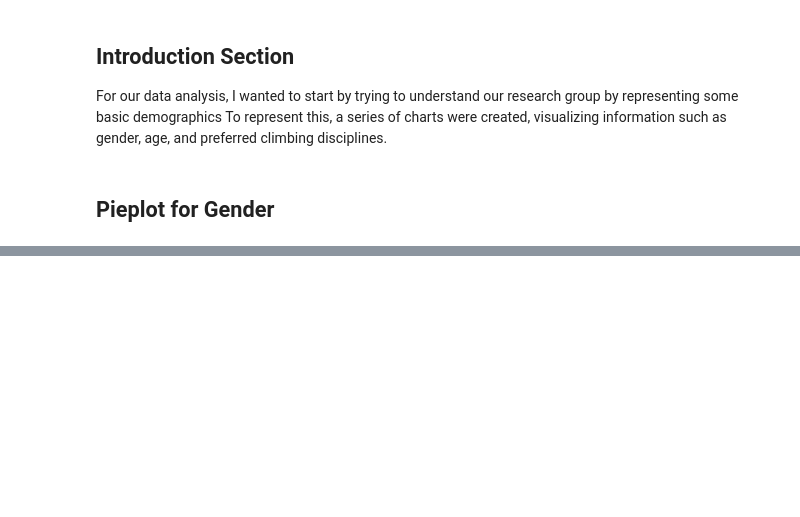
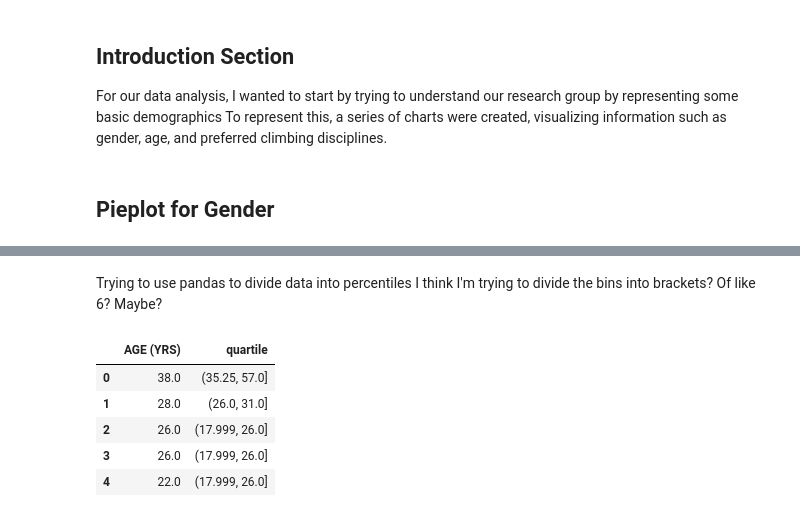
Before and after one commit to haokliao/Critical-Force-Visualization, a Jupyter notebook: EDA_001_notebook.ipynb, the cells around one changed output, grey strips where cells are left out. Saved outputs shown, nothing was run; the diff lists cells and outputs as text; code cells hidden in the pictures; blank space fills up the shorter version.

```diff
--- a/EDA_001_notebook.ipynb
+++ b/EDA_001_notebook.ipynb
@@ -52,0 +66,13 @@ disciplines_df = dataframe[['SPORT GRADE IRCRA', 'BOULDER GRADE IRCRA']]
+# %% [markdown]
+Trying to use pandas to divide data into percentiles
+I think I'm trying to divide the bins into brackets? Of like 6? Maybe?
+# %%
+age_df['quartile'] = pd.qcut(age_df['AGE (YRS)'], q=4)
+age_df.head()
+# %% [output]
+|  | AGE (YRS) | quartile |
+| 0 | 38.0 | (35.25, 57.0] |
+| 1 | 28.0 | (26.0, 31.0] |
+| 2 | 26.0 | (17.999, 26.0] |
+| 3 | 26.0 | (17.999, 26.0] |
+| 4 | 22.0 | (17.999, 26.0] |
```
Also changed, not shown: parts of 12 cells of this notebook.
